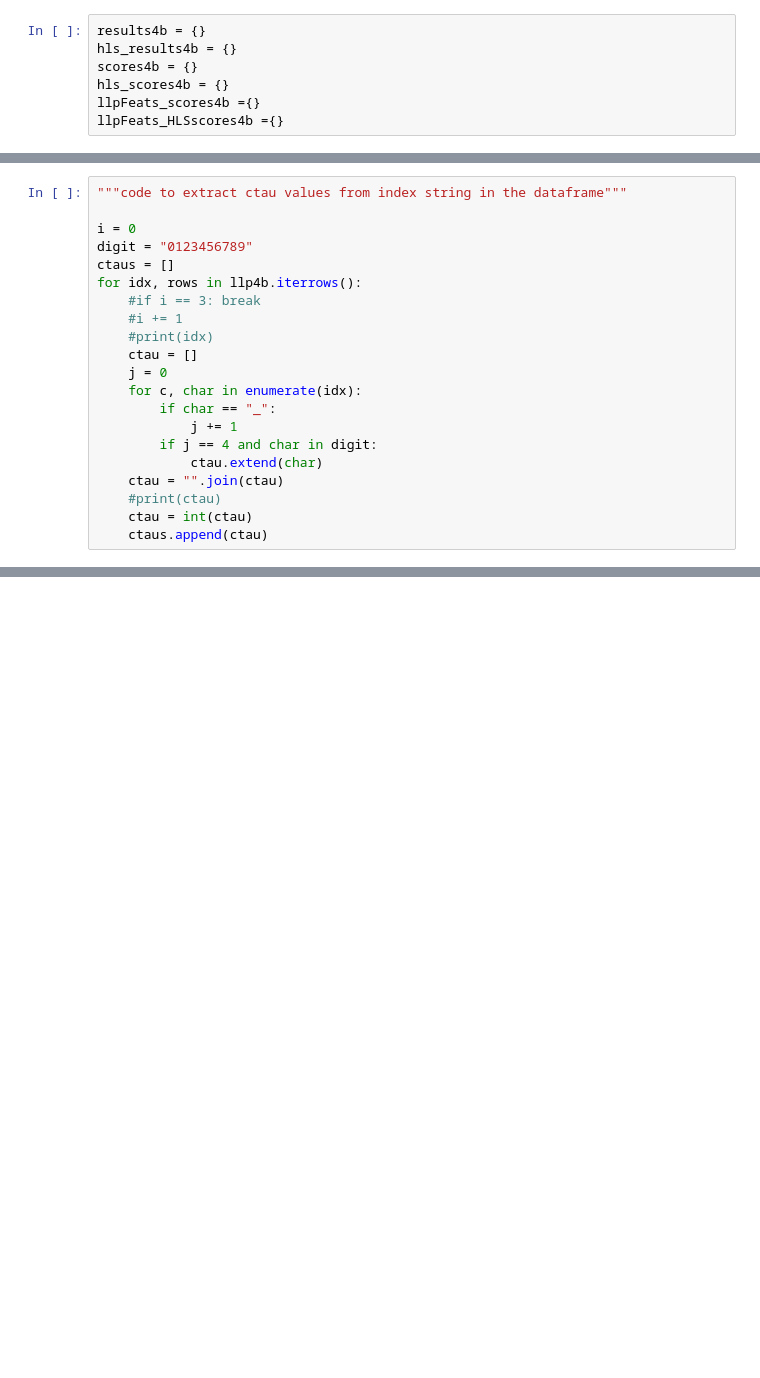
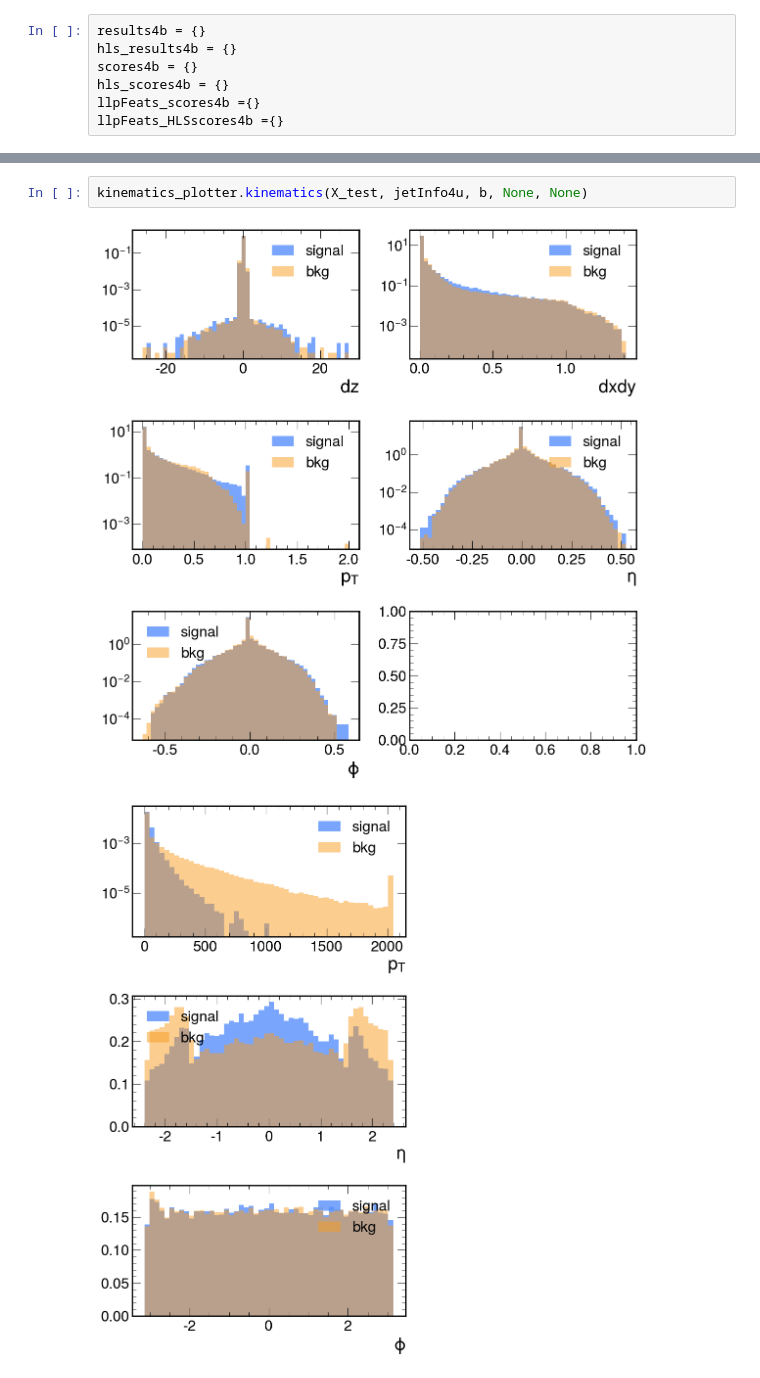
Before and after one commit to Brainz22/L1LLPJetTagger, a Jupyter notebook: qkROC_all.ipynb, the cells around one changed output, grey strips where cells are left out. Saved outputs shown, nothing was run; the diff lists cells and outputs as text; blank space fills up the shorter version.

```diff
--- a/qkROC_all.ipynb
+++ b/qkROC_all.ipynb
@@ -1202,21 +503,0 @@ llp4b = exploded_llpDF4b[explodedDF4b["labels"]==1]
-# %%
-"""code to extract ctau values from index string in the dataframe"""
-
-i = 0
-digit = "0123456789"
-ctaus = []
-for idx, rows in llp4b.iterrows():
-    #if i == 3: break
-    #i += 1
-    #print(idx)
-    ctau = []
-    j = 0
-    for c, char in enumerate(idx):
-        if char == "_":
-            j += 1
-        if j == 4 and char in digit:
-            ctau.extend(char)
-    ctau = "".join(ctau)
-    #print(ctau)
-    ctau = int(ctau)
-    ctaus.append(ctau)
@@ -1579,0 +1011,5 @@ plt.show()
+# %%
+kinematics_plotter.kinematics(X_test, jetInfo4u, b, None, None)
+# %% [output]
+[figure, added]
+[figure, added]
```
Also changed, not shown: parts of 128 cells of this notebook, 43 other files.
